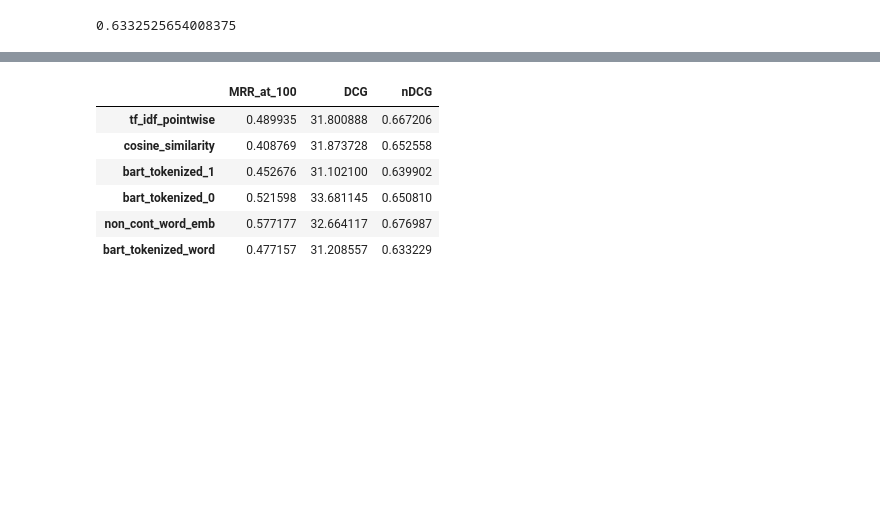
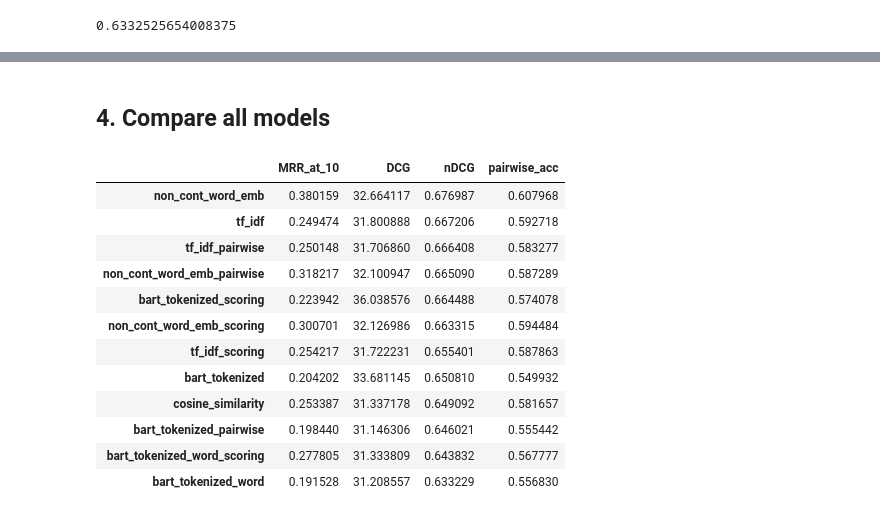
Before and after one commit to annadymanus/IR-project, a Jupyter notebook: model_metrics.ipynb, the cells around one changed output, grey strips where cells are left out. Saved outputs shown, nothing was run; the diff lists cells and outputs as text; code cells hidden in the pictures; blank space fills up the shorter version.

```diff
--- a/model_metrics.ipynb
+++ b/model_metrics.ipynb
@@ -453,0 +599,9 @@ dtype: float64
+# %%
+metrics_model_bart_tokenized_pairwise = pd.DataFrame(
+    get_model_metrics_per_query_at_k(
+        model_bart_tokenized_pairwise,
+        gold_standard,
+    )
+)
+
+metrics_model_bart_tokenized_pairwise.drop(columns=['queryid']).mean()
@@ -453,0 +614,9 @@ dtype: float64
+# %%
+metrics_model_non_cont_word_emb_pairwise = pd.DataFrame(
+    get_model_metrics_per_query_at_k(
+        model_non_cont_word_emb_pairwise,
+        gold_standard,
+    )
+)
+
+metrics_model_non_cont_word_emb_pairwise.drop(columns=['queryid']).mean()
@@ -454,28 +629,52 @@ dtype: float64
+# %% [markdown]
+## 4. Compare all models
 # %%
 pd.concat(
     [
-        metrics_model_tf_idf_pointwise_preds.drop(columns=['queryid']).mean(),
+        # Baseline
         metrics_model_cosine_similarity.drop(columns=['queryid']).mean(),
-        metrics_model_bart_tokenized_1.drop(columns=['queryid']).mean(),
-        metrics_model_bart_tokenized_0.drop(columns=['queryid']).mean(),
+        # Pointwise
+        metrics_model_tf_idf.drop(columns=['queryid']).mean(),
+        metrics_model_tf_idf_scoring.drop(columns=['queryid']).mean(),
+        metrics_model_bart_tokenized.drop(columns=['queryid']).mean(),
+        metrics_model_bart_tokenized_scoring.drop(columns=['queryid']).mean(),
+        metrics_model_bart_tokenized_word.drop(columns=['queryid']).mean(),
+        metrics_model_bart_tokenized_word_scoring.drop(columns=['queryid']).mean(),
         metrics_model_non_cont_word_emb.drop(columns=['queryid']).mean(),
-        metrics_model_bart_tokenized_word.drop(columns=['queryid']).mean()
+        metrics_model_non_cont_word_emb_scoring.drop(columns=['queryid']).mean(),
+        # Pairwise
+        metrics_model_tf_idf_pairwise.drop(columns=['queryid']).mean(),
+        metrics_model_bart_tokenized_pairwise.drop(columns=['queryid']).mean(),
+        metrics_model_non_cont_word_emb_pairwise.drop(columns=['queryid']).mean(),
+
     ],
     axis=1,
     names=['a', 'b', 'c', 'd', 'e', 'f']
 ).T.rename(index={
-    0: 'tf_idf_pointwise',
-    1: 'cosine_similarity',
-    2: 'bart_tokenized_1',
-    3: 'bart_tokenized_0',
-    4: 'non_cont_word_emb',
+    0: 'cosine_similarity',
+    1: 'tf_idf',
+    2: 'tf_idf_scoring',
+    3: 'bart_tokenized',
+    4: 'bart_tokenized_scoring',
     5: 'bart_tokenized_word',
-})
+    6: 'bart_tokenized_word_scoring',
+    7: 'non_cont_word_emb',
+    8: 'non_cont_word_emb_scoring',
+    9: 'tf_idf_pairwise',
+    10: 'bart_tokenized_pairwise',
+    11: 'non_cont_word_emb_pairwise',
+}).sort_values(by='nDCG', ascending=False)
 # %% [output]
-|  | MRR_at_100 | DCG | nDCG |
-| tf_idf_pointwise | 0.489935 | 31.800888 | 0.667206 |
-| cosine_similarity | 0.408769 | 31.873728 | 0.652558 |
-| bart_tokenized_1 | 0.452676 | 31.102100 | 0.639902 |
-| bart_tokenized_0 | 0.521598 | 33.681145 | 0.650810 |
-| non_cont_word_emb | 0.577177 | 32.664117 | 0.676987 |
-| bart_tokenized_word | 0.477157 | 31.208557 | 0.633229 |
+|  | MRR_at_10 | DCG | nDCG | pairwise_acc |
+| non_cont_word_emb | 0.380159 | 32.664117 | 0.676987 | 0.607968 |
+| tf_idf | 0.249474 | 31.800888 | 0.667206 | 0.592718 |
+| tf_idf_pairwise | 0.250148 | 31.706860 | 0.666408 | 0.583277 |
+| non_cont_word_emb_pairwise | 0.318217 | 32.100947 | 0.665090 | 0.587289 |
+| bart_tokenized_scoring | 0.223942 | 36.038576 | 0.664488 | 0.574078 |
+| non_cont_word_emb_scoring | 0.300701 | 32.126986 | 0.663315 | 0.594484 |
+| tf_idf_scoring | 0.254217 | 31.722231 | 0.655401 | 0.587863 |
+| bart_tokenized | 0.204202 | 33.681145 | 0.650810 | 0.549932 |
+| cosine_similarity | 0.253387 | 31.337178 | 0.649092 | 0.581657 |
+| bart_tokenized_pairwise | 0.198440 | 31.146306 | 0.646021 | 0.555442 |
+| bart_tokenized_word_scoring | 0.277805 | 31.333809 | 0.643832 | 0.567777 |
+| bart_tokenized_word | 0.191528 | 31.208557 | 0.633229 | 0.556830 |
```
Also changed, not shown: parts of 27 cells of this notebook.
